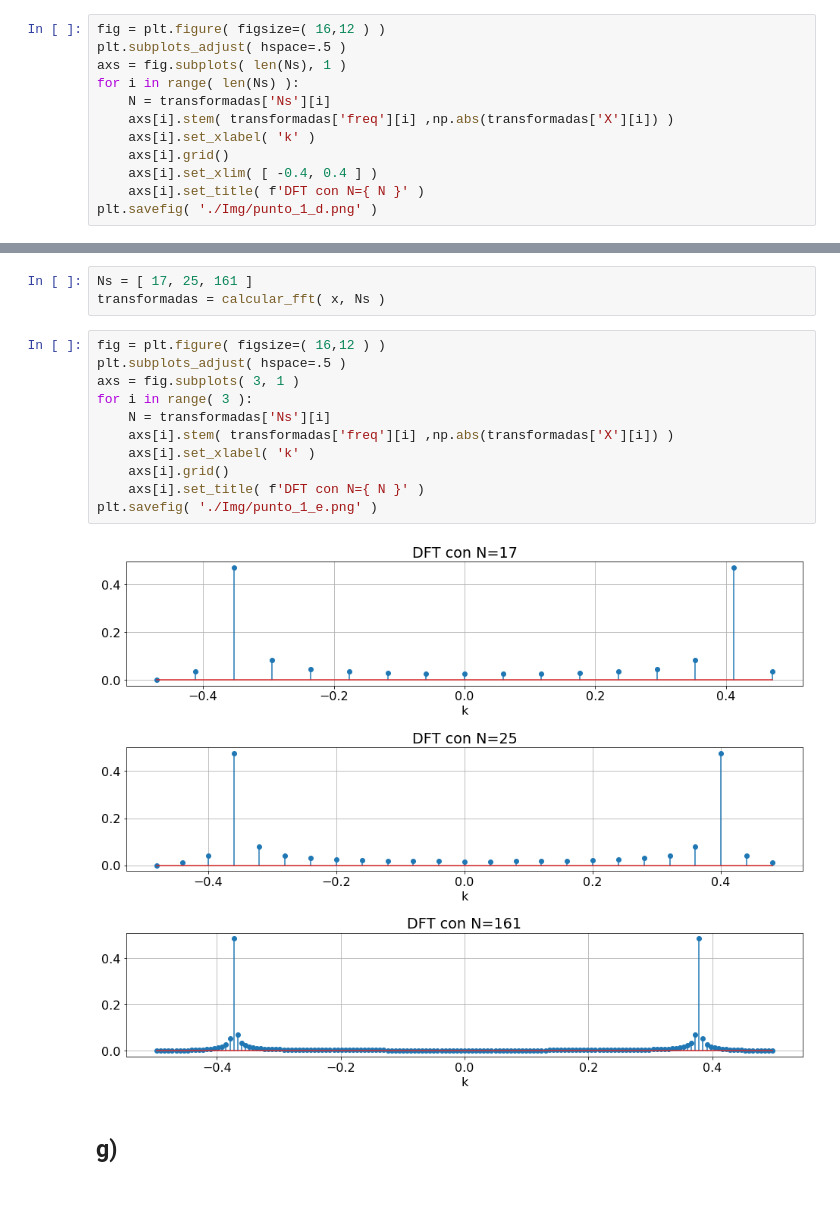
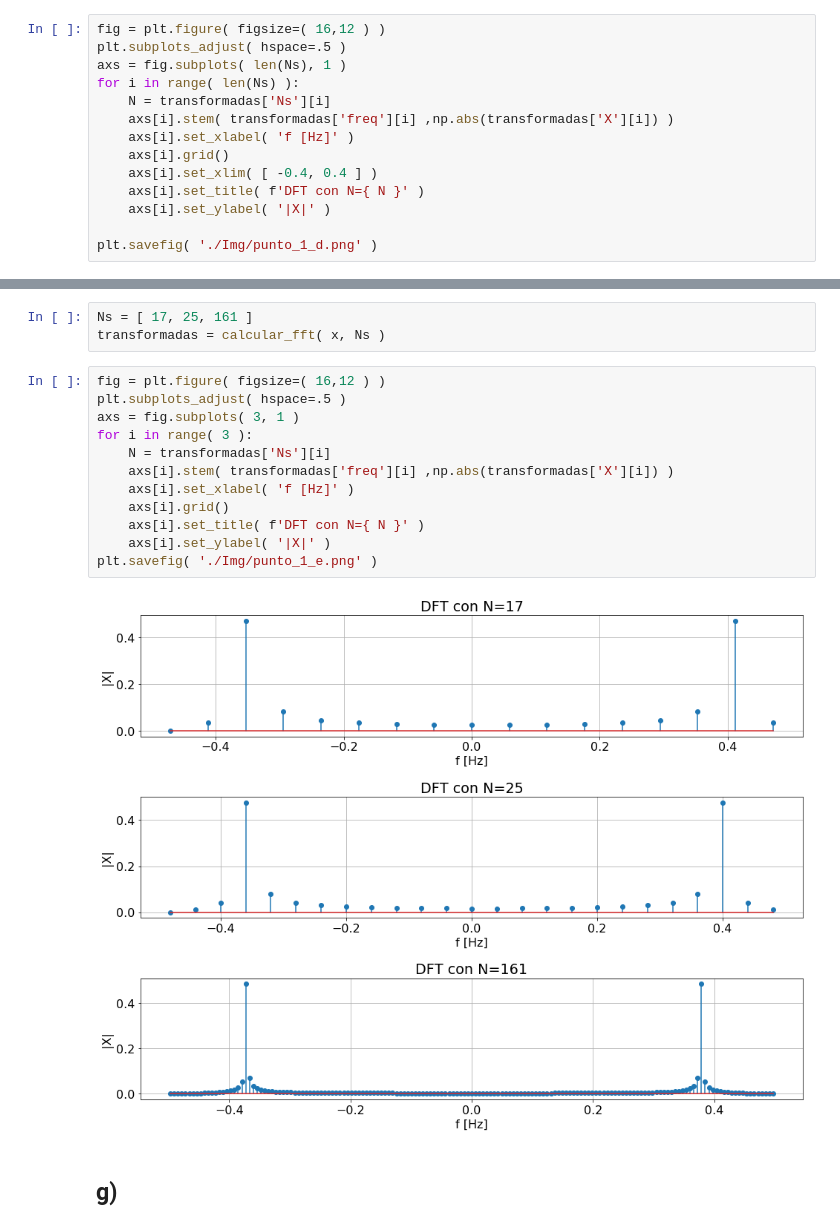
Before and after one commit to LautaroAndresSaez/Codigos_DSP, a Jupyter notebook: 01-Discreta-Periodica.ipynb, the cells around one changed output, grey strips where cells are left out. Cells and saved outputs as stored; diff of their text form; blank space fills up the shorter version.

```diff
--- a/01-Discreta-Periodica.ipynb
+++ b/01-Discreta-Periodica.ipynb
@@ -76,9 +87,11 @@ axs = fig.subplots( len(Ns), 1 )
 for i in range( len(Ns) ):
     N = transformadas['Ns'][i]
     axs[i].stem( transformadas['freq'][i] ,np.abs(transformadas['X'][i]) )
-    axs[i].set_xlabel( 'k' )
+    axs[i].set_xlabel( 'f [Hz]' )
     axs[i].grid()
     axs[i].set_xlim( [ -0.4, 0.4 ] )
     axs[i].set_title( f'DFT con N={ N }' )
+    axs[i].set_ylabel( '|X|' )
+
 plt.savefig( './Img/punto_1_d.png' )
 # %% [output]
@@ -91,16 +104,17 @@ transformadas = calcular_fft( x, Ns )
 # %%
 fig = plt.figure( figsize=( 16,12 ) )
 plt.subplots_adjust( hspace=.5 )
 axs = fig.subplots( 3, 1 )
 for i in range( 3 ):
     N = transformadas['Ns'][i]
     axs[i].stem( transformadas['freq'][i] ,np.abs(transformadas['X'][i]) )
-    axs[i].set_xlabel( 'k' )
+    axs[i].set_xlabel( 'f [Hz]' )
     axs[i].grid()
     axs[i].set_title( f'DFT con N={ N }' )
+    axs[i].set_ylabel( '|X|' )
 plt.savefig( './Img/punto_1_e.png' )
 # %% [output]
-[figure, old version]
+[figure, new version]
 # %% [markdown]
 ## g)
 # %%
```
Also changed, not shown: parts of 16 cells of this notebook, 24 other files.
